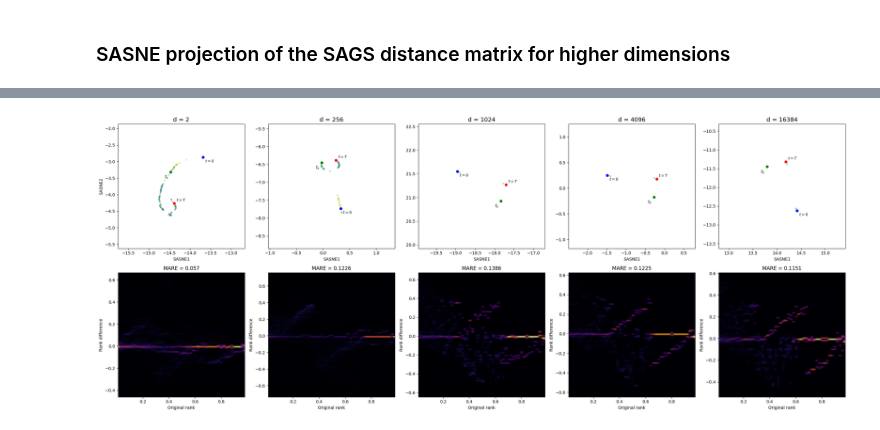
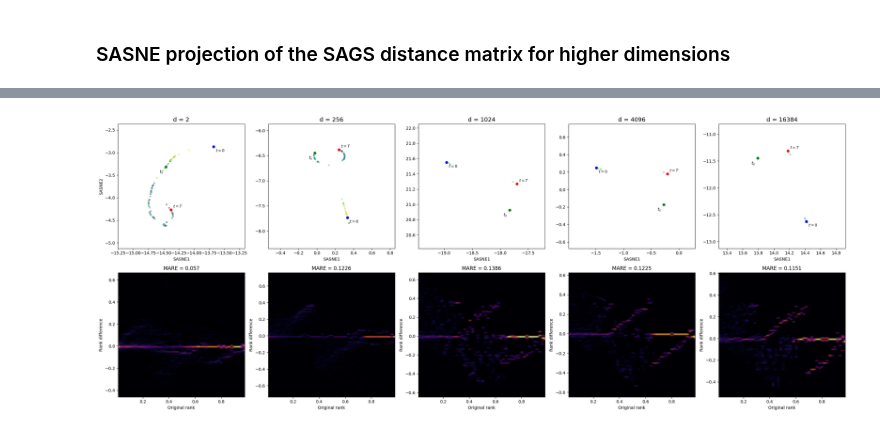
Before and after one commit to msarrias/Shape-Aware-Regimes-of-Diffusion-Models, a Jupyter notebook: notebooks/Gaussian_mixture_regimes.ipynb, the cells around one changed output, grey strips where cells are left out. Saved outputs shown, nothing was run; the diff lists cells and outputs as text; code cells hidden in the pictures.

Commit message:
updated graph construction

```diff
--- a/notebooks/Gaussian_mixture_regimes.ipynb
+++ b/notebooks/Gaussian_mixture_regimes.ipynb
@@ -69,16 +81,0 @@ W_list_knn = [AdaptiveKNNGraph(large_n_path_history[idx]).compute_W() for idx in
-# %%
-fig, axes = plt.subplots(1, 3, figsize=(24, 8))
-titles = ["t = 0", "$t = t_s$", "t = T"]
-for i, W in enumerate(W_list_knn):
-    G = nx.from_numpy_array(W)
-    pos = nx.spring_layout(G, seed=42, k=0.15)
-    ax = axes[i]
-    nx.draw_networkx_nodes(G, pos, node_size=100, node_color=colors, ax=ax)
-    edges = G.edges(data=True)
-    for u, v, d in edges:
-        ax.annotate("", xy=pos[v], xycoords='data', xytext=pos[u], textcoords='data',
-                    arrowprops=dict(arrowstyle="-", color="black", alpha=min(max(d['weight'], 0), 1),lw=0.6))
-    ax.set_title(titles[i], fontsize=15)
-    ax.axis('off')
-plt.tight_layout()
-plt.show()
@@ -86,0 +82,17 @@ plt.show()
+# %%
+fig, axes = plt.subplots(1, 3, figsize=(24, 8))
+titles = ["t = 0", "$t = t_s$", "t = T"]
+for i, obj in enumerate(knn_objs):
+    W, k = obj
+    G = nx.from_numpy_array(W)
+    pos = nx.spring_layout(G, seed=42, k=0.15)
+    ax = axes[i]
+    nx.draw_networkx_nodes(G, pos, node_size=100, node_color=colors, ax=ax)
+    edges = G.edges(data=True)
+    for u, v, d in edges:
+        ax.annotate("", xy=pos[v], xycoords='data', xytext=pos[u], textcoords='data',
+                    arrowprops=dict(arrowstyle="-", color="black", alpha=min(max(d['weight'], 0), 1),lw=0.6))
+    ax.set_title(titles[i] + f", k={k}", fontsize=15)
+    ax.axis('off')
+plt.tight_layout()
+plt.show()
@@ -144,34 +157,34 @@ for i, (result, d) in enumerate(zip(sasne_embeddings_list, d_list)):
     # 1. Start Point (Noise, t=T)
     ax_proj.scatter(embedding[0, 0], embedding[0, 1], c='red', s=60,
                     edgecolors='white', zorder=5)
     ax_proj.annotate('$t=T$', xy=(embedding[0, 0], embedding[0, 1]),
                      xytext=(5, 5), textcoords='offset points', fontsize=9)
 
     # 2. End Point (Data, t=0)
     ax_proj.scatter(embedding[-1, 0], embedding[-1, 1], c='blue', s=60,
                     edgecolors='white', zorder=5)
     ax_proj.annotate('$t=0$', xy=(embedding[-1, 0], embedding[-1, 1]),
                      xytext=(5, -12), textcoords='offset points', fontsize=9)
 
     # 3. Speciation Point (t_s)
     ax_proj.scatter(embedding[idx, 0], embedding[idx, 1], c='green', s=60,
                     edgecolors='white', zorder=6)
     ax_proj.annotate('$t_s$', xy=(embedding[idx, 0], embedding[idx, 1]),
                      xytext=(-15, -15), textcoords='offset points')
 
     ax_proj.set_xlabel('SASNE1')
     if i == 0: ax_proj.set_ylabel('SASNE2')
 
     # Dynamic axis limits
-    ax_proj.set_xlim(embedding[:, 0].min() - 1, embedding[:, 0].max() + 1)
-    ax_proj.set_ylim(embedding[:, 1].min() - 1, embedding[:, 1].max() + 1)
+    ax_proj.set_xlim(embedding[:, 0].min() - .5, embedding[:, 0].max() + .5)
+    ax_proj.set_ylim(embedding[:, 1].min() - .5, embedding[:, 1].max() + .5)
 
     # --- ROW 2: Rank Resilience Plot (RRP) ---
     ax_rank = axes[1, i]
     plt.sca(ax_rank)
     res = RRP(D1, D2)
 plt.tight_layout()
-plt.savefig('dimension_sweep_results.png', dpi=300)
+plt.savefig('../figures/dimension_sweep_results.png', dpi=300)
 plt.show()
 # %% [output]
-[figure, old version]
+[figure, new version]
```
Also changed, not shown: parts of 8 cells of this notebook.
